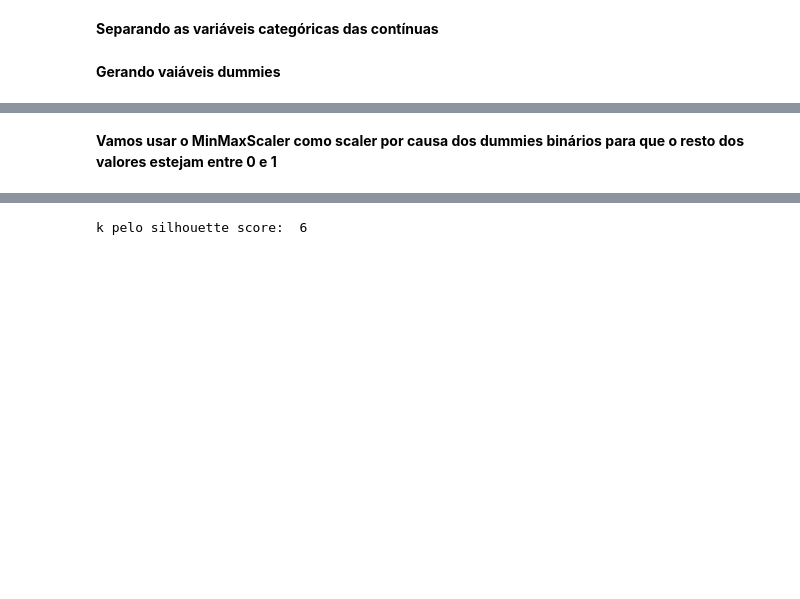
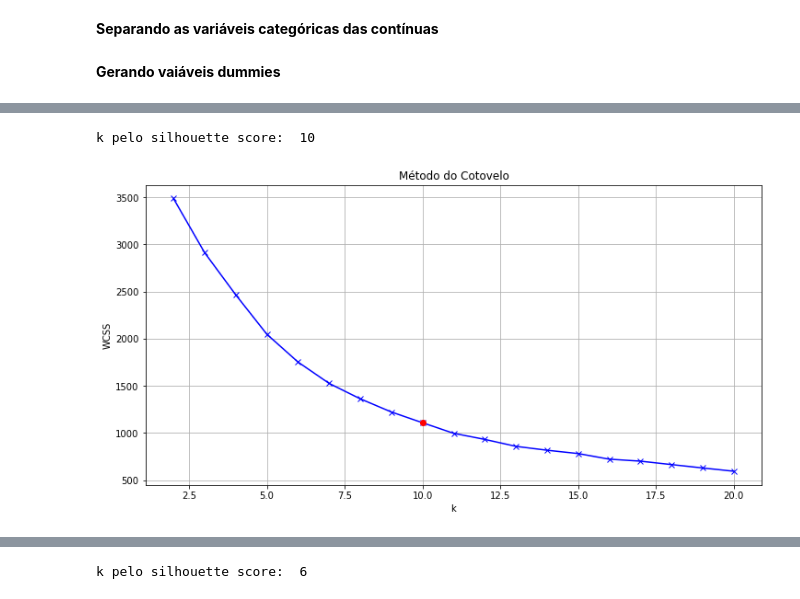
Before and after one commit to flaviowu/Blue_DS, a Jupyter notebook: Modulo2/projeto_03/projeto_3.ipynb, the cells around one changed output, grey strips where cells are left out. Saved outputs shown, nothing was run; the diff lists cells and outputs as text; code cells hidden in the pictures; blank space fills up the shorter version.

```diff
--- a/Modulo2/projeto_03/projeto_3.ipynb
+++ b/Modulo2/projeto_03/projeto_3.ipynb
@@ -152,5 +152,19 @@ data.head()
 | 2 | 6353 | 8808 | 7684 | 2405 | 3516 | 7844 | 0 | 1 | 0 | 0 | ... |
 | 3 | 13265 | 1196 | 4221 | 6404 | 507 | 1788 | 1 | 0 | 0 | 0 | ... |
 | 4 | 22615 | 5410 | 7198 | 3915 | 1777 | 5185 | 0 | 1 | 0 | 0 | ... |
-# %% [markdown]
-**Vamos usar o MinMaxScaler como scaler por causa dos dummies binários para que o resto dos valores estejam entre 0 e 1**
+# %%
+def calculate_wcss(data_frame):
+    wcss = []
+    s_scores = []
+    for n in range(2, 21):
+        kmeans = KMeans(n_clusters=n, random_state=10)
+        kmeans.fit(X=data_frame)
+        wcss.append(kmeans.inertia_)
+
+        # otimizando o número de k pelo silhouette_score
+        labels = kmeans.labels_
+        s_score = silhouette_score(data_frame, labels, metric='euclidean')
+        s_scores.append(s_score)
+        k = s_scores.index(max(s_scores))+2  # +2 para compensar o range(2, 16), pois começa em 2 e o index em 0
+
+    return [wcss, k]
@@ -156,0 +175,16 @@ data.head()
+# %%
+elbow_std, k_std = calculate_wcss(X)
+print('k pelo silhouette score: ', k_std)
+# %% [output]
+k pelo silhouette score:  10
+# %%
+plt.figure(figsize=(12,6))
+plt.grid(visible=True)
+plt.plot(np.arange(1, len(elbow_std)+1)+1, elbow_std, '-bx')
+plt.plot(k_std, elbow_std[k_std-2], '-ro')
+plt.xlabel('k')
+plt.ylabel('WCSS')
+plt.title("Método do Cotovelo")
+plt.show()
+# %% [output]
+[figure, added]
```
Also changed, not shown: parts of 12 cells of this notebook.
